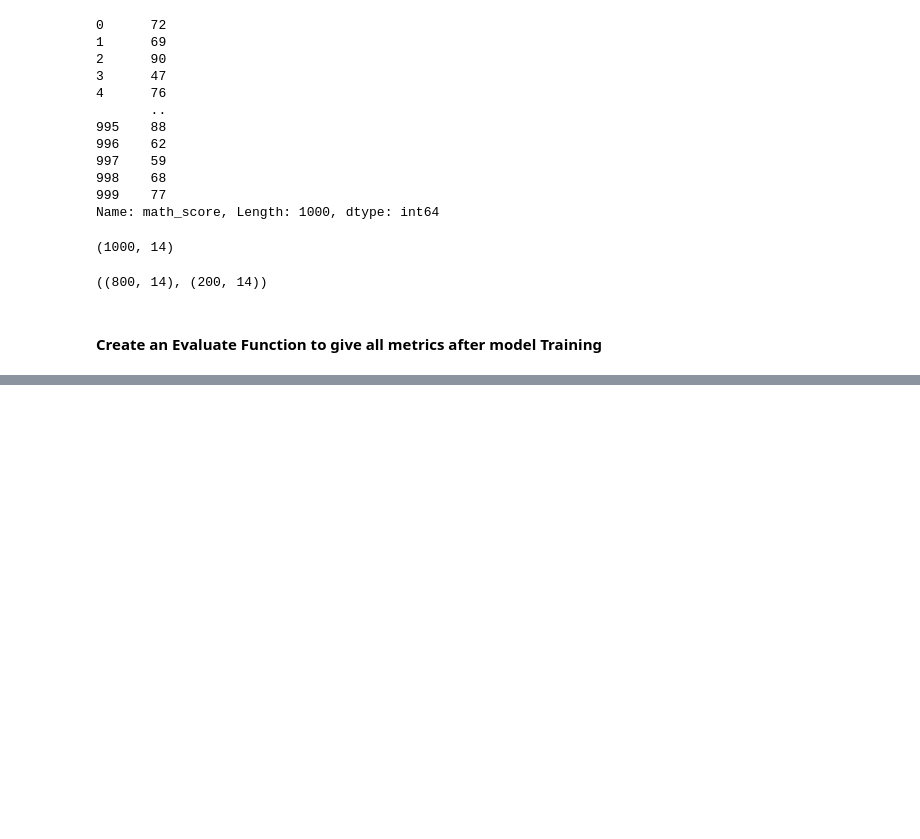
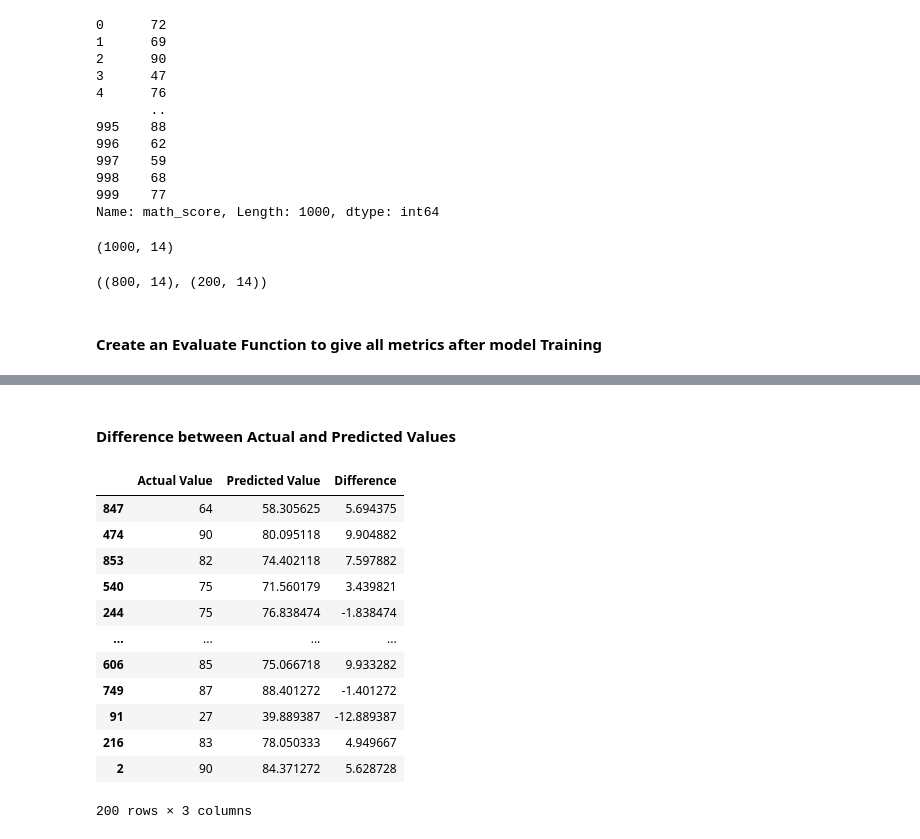
Before and after one commit to 1rishu0/Student-Performance-Indicator, a Jupyter notebook: notebook/2. MODEL TRAINING.ipynb, the cells around one changed output, grey strips where cells are left out. Saved outputs shown, nothing was run; the diff lists cells and outputs as text; code cells hidden in the pictures; blank space fills up the shorter version.

```diff
--- a/notebook/2. MODEL TRAINING.ipynb
+++ b/notebook/2. MODEL TRAINING.ipynb
@@ -155,0 +246,19 @@ model={
+# %% [markdown]
+#### Difference between Actual and Predicted Values
+# %%
+pred_df=pd.DataFrame({"Actual Value":y_test,"Predicted Value":y_pred,"Difference":y_test-y_pred})
+pred_df
+# %% [output]
+|  | Actual Value | Predicted Value | Difference |
+| 847 | 64 | 58.305625 | 5.694375 |
+| 474 | 90 | 80.095118 | 9.904882 |
+| 853 | 82 | 74.402118 | 7.597882 |
+| 540 | 75 | 71.560179 | 3.439821 |
+| 244 | 75 | 76.838474 | -1.838474 |
+| ... | ... | ... | ... |
+| 606 | 85 | 75.066718 | 9.933282 |
+| 749 | 87 | 88.401272 | -1.401272 |
+| 91 | 27 | 39.889387 | -12.889387 |
+| 216 | 83 | 78.050333 | 4.949667 |
+| 2 | 90 | 84.371272 | 5.628728 |
+200 rows × 3 columns
```
Also changed, not shown: parts of 8 cells of this notebook, 4 other files.
